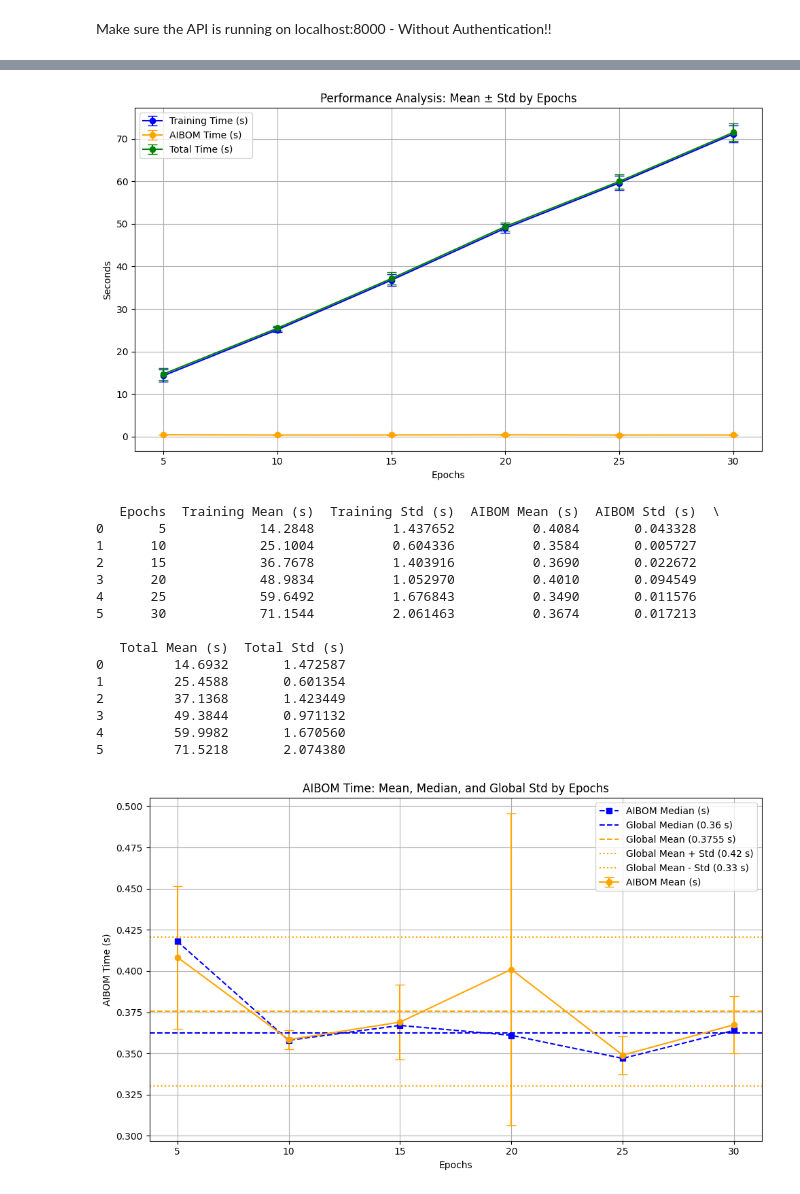
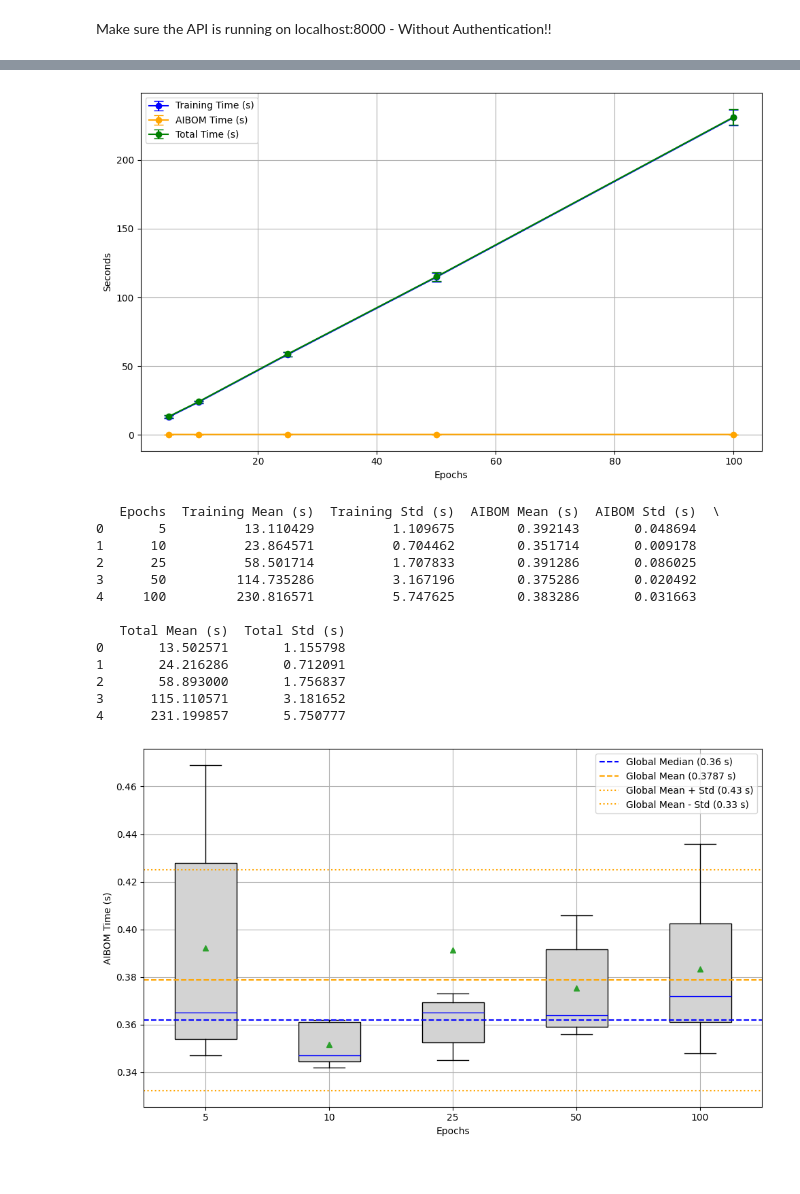
Before and after one commit to idlab-discover/AIBoMGen-experiments, a Jupyter notebook: scripts/performance/increasing_epochs_test.ipynb, the cells around one changed output, grey strips where cells are left out. Saved outputs shown, nothing was run; the diff lists cells and outputs as text; code cells hidden in the pictures.

Commit message:
boxplots for performance

```diff
--- a/scripts/performance/increasing_epochs_test.ipynb
+++ b/scripts/performance/increasing_epochs_test.ipynb
@@ -240,7 +238,6 @@ plt.errorbar(epochs, aibom_mean, yerr=aibom_std, fmt='o-', label='AIBOM Time (s)
 plt.errorbar(epochs, total_mean, yerr=total_std, fmt='o-', label='Total Time (s)', color='green', capsize=5)
 plt.xlabel('Epochs')
 plt.ylabel('Seconds')
-plt.title('Performance Analysis: Mean ± Std by Epochs')
 plt.legend()
 plt.grid(True)
 plt.tight_layout()
@@ -259,58 +256,66 @@ summary_df = pd.DataFrame({
 })
 print(summary_df)
 # %% [output]
-[figure, old version]
+[figure, new version]
    Epochs  Training Mean (s)  Training Std (s)  AIBOM Mean (s)  AIBOM Std (s)  \
-0       5            14.2848          1.437652          0.4084       0.043328
-1      10            25.1004          0.604336          0.3584       0.005727
-2      15            36.7678          1.403916          0.3690       0.022672
-3      20            48.9834          1.052970          0.4010       0.094549
-4      25            59.6492          1.676843          0.3490       0.011576
-5      30            71.1544          2.061463          0.3674       0.017213
+0       5          13.110429          1.109675        0.392143       0.048694
+1      10          23.864571          0.704462        0.351714       0.009178
+2      25          58.501714          1.707833        0.391286       0.086025
+3      50         114.735286          3.167196        0.375286       0.020492
+4     100         230.816571          5.747625        0.383286       0.031663
 
    Total Mean (s)  Total Std (s)
-0         14.6932       1.472587
-1         25.4588       0.601354
-2         37.1368       1.423449
-3         49.3844       0.971132
-4         59.9982       1.670560
-5         71.5218       2.074380
+0       13.502571       1.155798
+1       24.216286       0.712091
+2       58.893000       1.756837
+3      115.110571       3.181652
+4      231.199857       5.750777
 # %%
-# --- AIBOM Time Analysis: Median and Std ---
+# --- AIBOM Time Analysis: Boxplots per Epoch Count with Mean Overlay (No Outliers, Cleaned) ---
 import matplotlib.pyplot as plt
 import numpy as np
 import pandas as pd
 import os
 
-# Calculate median and std for AIBOM times per epoch (from raw data)
+# Load raw results
 raw_csv_path = os.path.join(DOWNLOAD_DIR, "performance_analysis_epoch_raw_results.csv")
 df_raw = pd.read_csv(raw_csv_path)
-aibom_median = df_raw.groupby("epochs")["aibom_duration"].median()
-aibom_std = agg_df[('aibom_duration', 'std')]
 
-# Calculate global median and std from all raw AIBOM times
-all_aibom_times = df_raw['aibom_duration']
+# Prepare data for boxplot: group by epoch count, remove empty or NaN groups
+epoch_labels = sorted(df_raw['epochs'].unique())
+epoch_groups = []
+cleaned_labels = []
+for ep in epoch_labels:
+    group = df_raw[df_raw['epochs'] == ep]['aibom_duration'].dropna().values
+    if len(group) > 0:
+        epoch_groups.append(group)
+        cleaned_labels.append(ep)
+
+# Calculate global statistics
+all_aibom_times = df_raw['aibom_duration'].dropna()
 global_median = np.median(all_aibom_times)
 global_mean = np.mean(all_aibom_times)
 global_std = np.std(all_aibom_times)
 
 plt.figure(figsize=(10, 6))
-plt.errorbar(epochs, aibom_mean, yerr=aibom_std, fmt='o-', label='AIBOM Mean (s)', color='orange', capsize=5)
-plt.plot(aibom_median.index, aibom_median.values, 's--', label='AIBOM Median (s)', color='blue')
+# Boxplot for each epoch count, without outliers
+box = plt.boxplot(epoch_groups, labels=cleaned_labels, patch_artist=True, showmeans=True, showfliers=False, medianprops=dict(color='blue'), boxprops=dict(facecolor='lightgray'))
+
+# Add global lines
 plt.axhline(global_median, color='blue', linestyle='--', label=f'Global Median ({global_median:.2f} s)')
 plt.axhline(global_mean, color='orange', linestyle='--', label=f'Global Mean ({global_mean:.4f} s)')
 plt.axhline(global_mean + global_std, color='orange', linestyle=':', label=f'Global Mean + Std ({global_mean + global_std:.2f} s)')
 plt.axhline(global_mean - global_std, color='orange', linestyle=':', label=f'Global Mean - Std ({global_mean - global_std:.2f} s)')
+
 plt.xlabel('Epochs')
 plt.ylabel('AIBOM Time (s)')
-plt.title('AIBOM Time: Mean, Median, and Global Std by Epochs')
 plt.legend()
 plt.grid(True)
 plt.tight_layout()
-plt.savefig(os.path.join(DOWNLOAD_DIR, "aibom_time_median_std_plot.png"))
+plt.savefig(os.path.join(DOWNLOAD_DIR, "aibom_time_boxplot_mean_overlay.png"))
 plt.show()
 # %% [output]
-[figure, old version]
+[figure, new version]
 # %%
 # --- Scatterplot of Raw AIBOM Times vs Epochs ---
 import matplotlib.pyplot as plt
```
Also changed, not shown: parts of 5 cells of this notebook, 9 other files.
